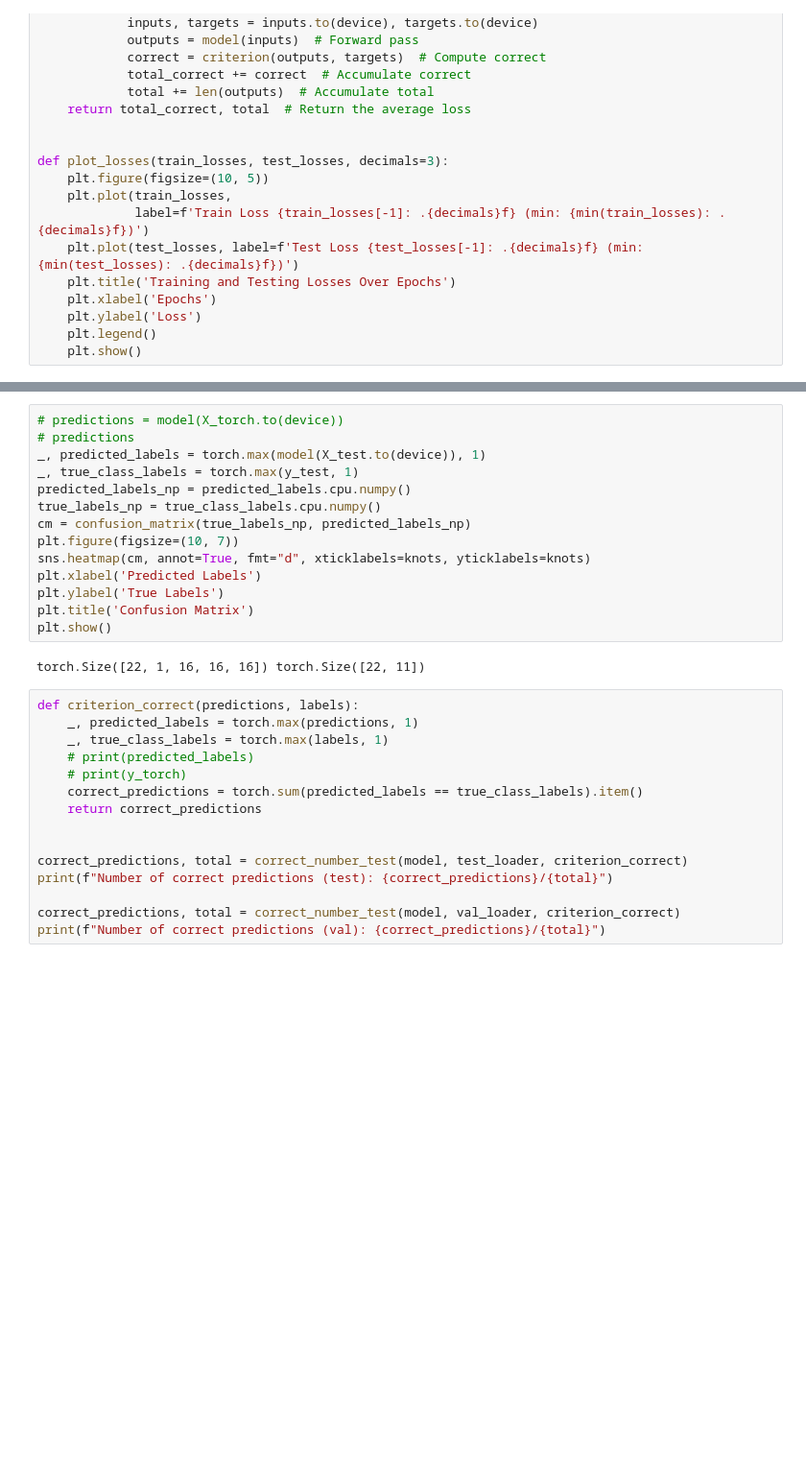
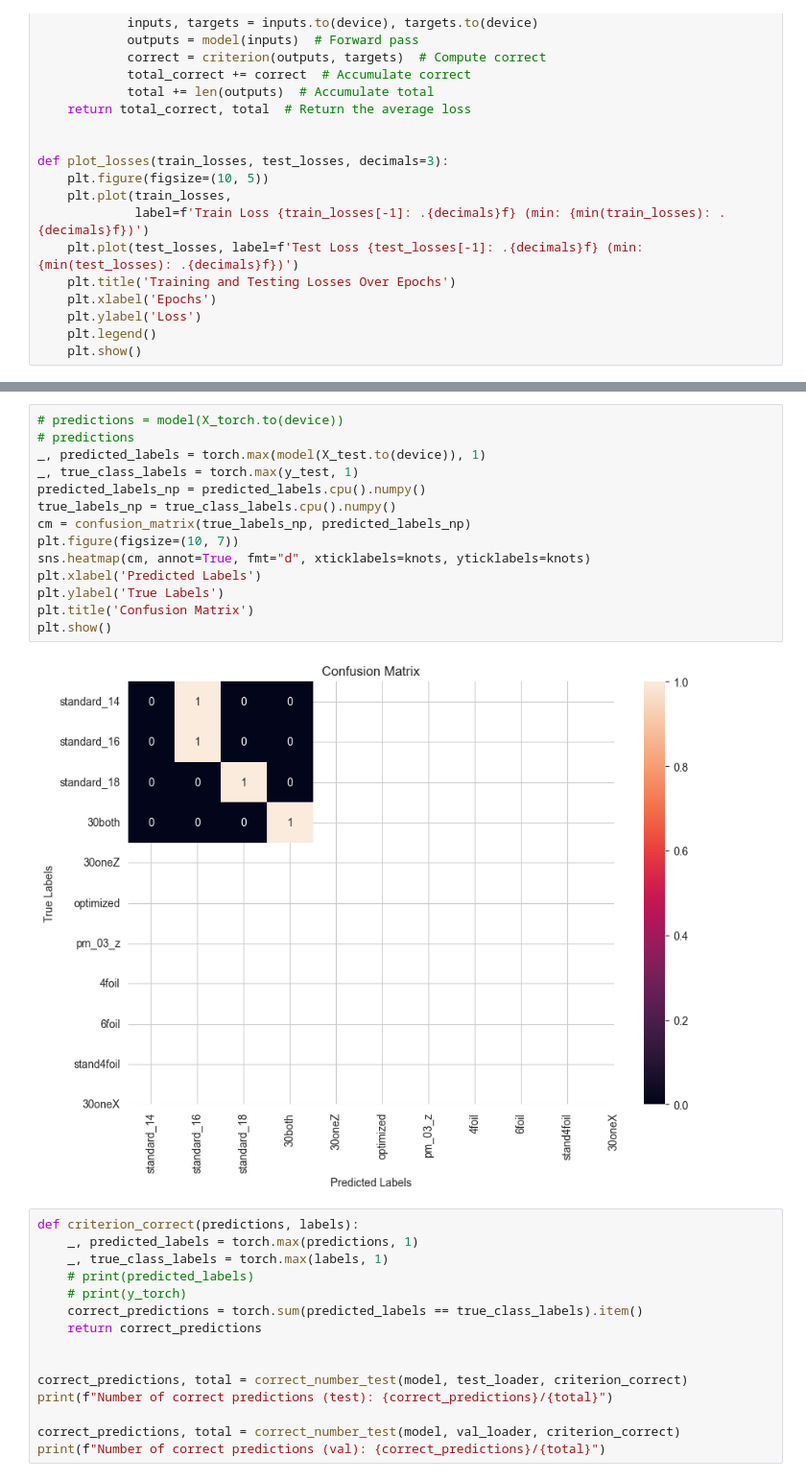
Before and after one commit to xdshiro/Turbulence, a Jupyter notebook: knots_propagation/testing_ML_classification_3d_arrays.ipynb, the cells around one changed output, grey strips where cells are left out. Shown at 96% size. Drawn from its saved outputs; the diff is of its cells as text; blank space fills up the shorter version.

```diff
--- a/knots_propagation/testing_ML_classification_3d_arrays.ipynb
+++ b/knots_propagation/testing_ML_classification_3d_arrays.ipynb
@@ -298,19 +306,19 @@ Number of correct predictions (val): 1/3
 # %%
 # predictions = model(X_torch.to(device))
 # predictions
 _, predicted_labels = torch.max(model(X_test.to(device)), 1)
 _, true_class_labels = torch.max(y_test, 1)
-predicted_labels_np = predicted_labels.cpu.numpy()
-true_labels_np = true_class_labels.cpu.numpy()
+predicted_labels_np = predicted_labels.cpu().numpy()
+true_labels_np = true_class_labels.cpu().numpy()
 cm = confusion_matrix(true_labels_np, predicted_labels_np)
 plt.figure(figsize=(10, 7))
 sns.heatmap(cm, annot=True, fmt="d", xticklabels=knots, yticklabels=knots)
 plt.xlabel('Predicted Labels')
 plt.ylabel('True Labels')
 plt.title('Confusion Matrix')
 plt.show()
 # %% [output]
-torch.Size([22, 1, 16, 16, 16]) torch.Size([22, 11])
+[figure, added]
 # %%
 def criterion_correct(predictions, labels):
     _, predicted_labels = torch.max(predictions, 1)
```
Also changed, not shown: parts of 6 cells of this notebook.
